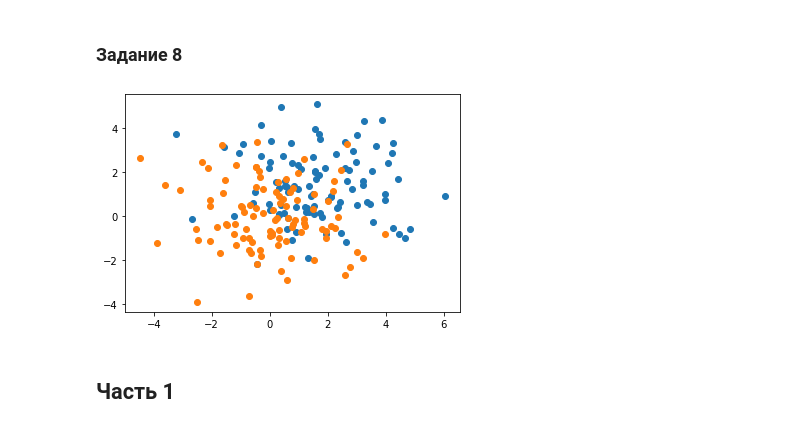
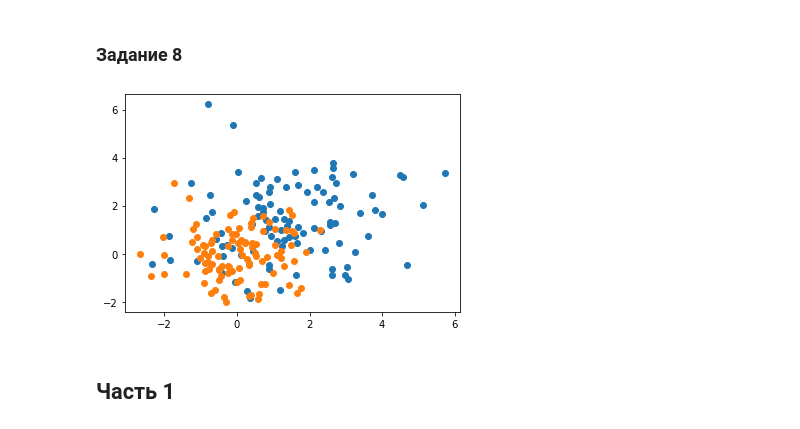
Before and after one commit to Duletun/MOpyLab, a Jupyter notebook: Chepurnoy laba1.ipynb, the cells around one changed output. Drawn from its saved outputs; the diff is of its cells as text; code cells hidden in the pictures.

```diff
--- a/Chepurnoy laba1.ipynb
+++ b/Chepurnoy laba1.ipynb
@@ -196,28 +196,29 @@ plt.show()
 # %%
 # Функция преобразования
 def f(X):
     X -= np.mean(X, axis = 0) # вычитаем из столбцов их средние значения
-    return X / np.std(X, axis = 0) # делим на стандартное отклонение в столбце
+    X /= np.std(X, axis = 0) # делим на стандартное отклонение в столбце
+    return X
 
 # Кол-во точек
 count = 50
 
 # Исходная матрица
 X = np.random.multivariate_normal(mean=[1,2],cov=[[2,1],[1,3]], size=[count,2])
 
 # Рисуем исходную матрицу
 fig, ax = plt.subplots()
 ax.scatter(X[:,0], X[:,1])
 
 # Преобразование
 a = f(X)
 
 # Рисуем преобразованную матрицу
 ax.scatter(X[:,0], X[:,1])
 
 plt.show()
 # %% [output]
-[figure, old version]
+[figure, new version]
 # %% [markdown]
 ##  Часть 1
 # %% [markdown]
```
Also changed, not shown: parts of 3 cells of this notebook.
